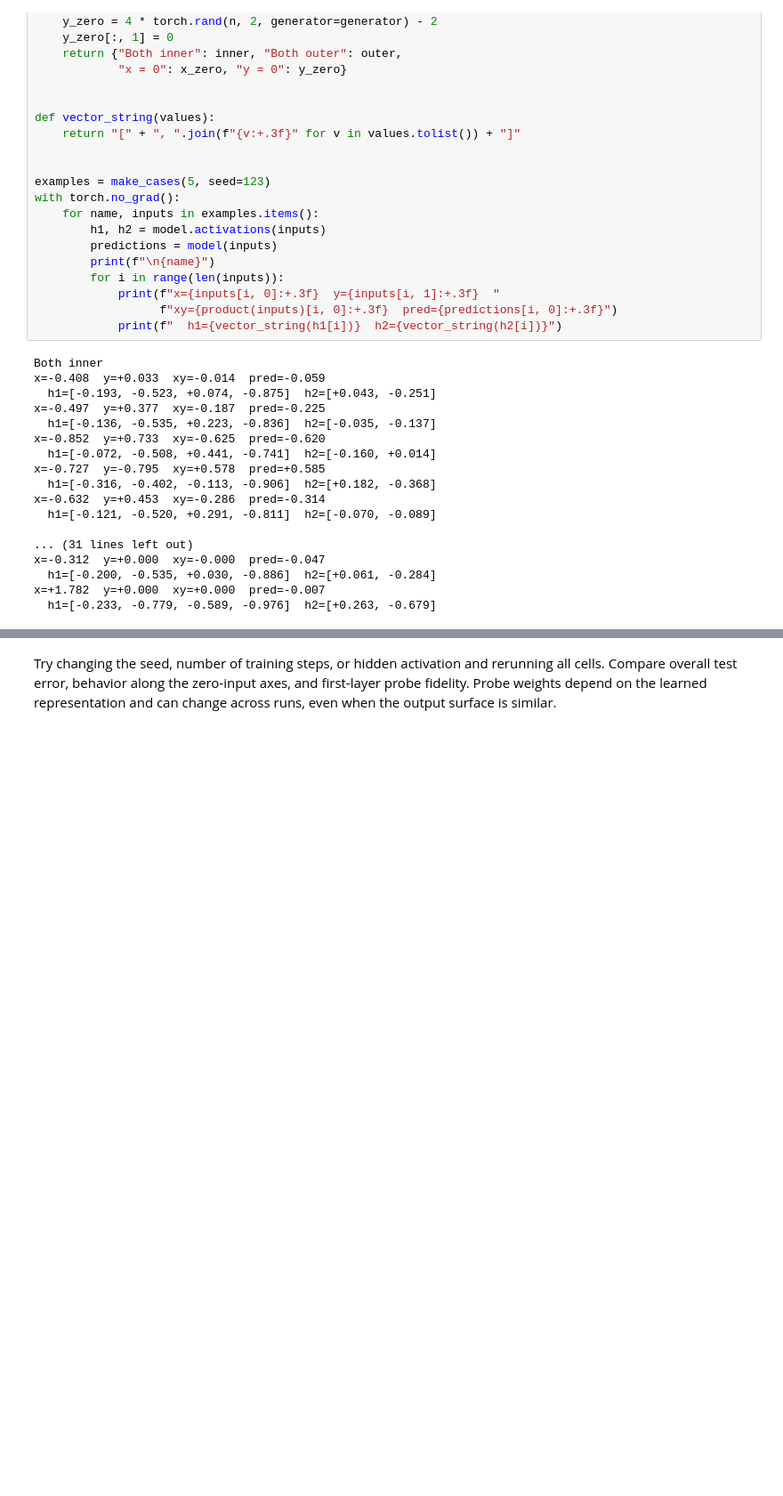
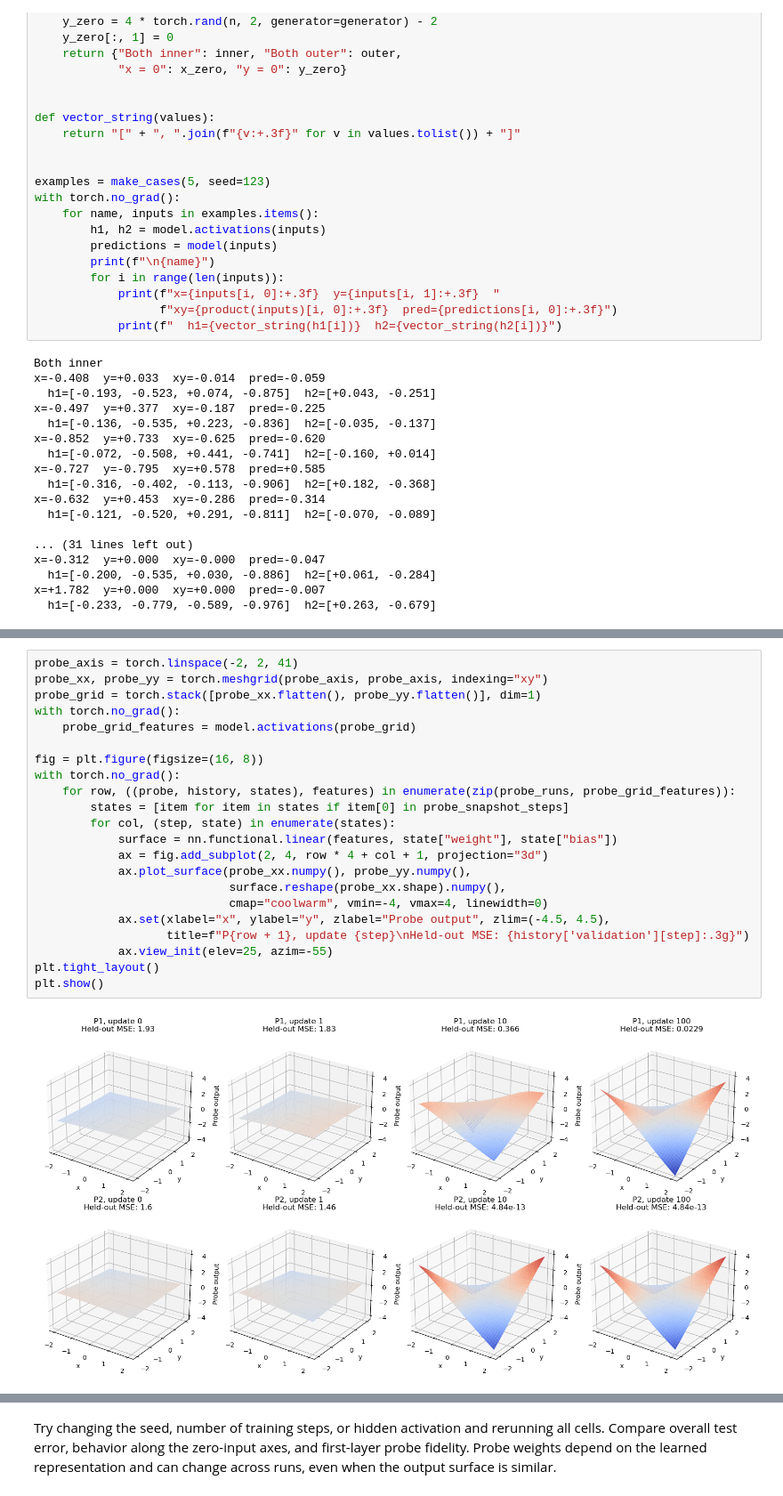
Before and after one commit to isaacwu2000/NN-Interp, a Jupyter notebook: main.ipynb, the cells around one changed output, grey strips where cells are left out. Shown at 89% size. Saved outputs shown, nothing was run; the diff lists cells and outputs as text; blank space fills up the shorter version.

```diff
--- a/main.ipynb
+++ b/main.ipynb
@@ -267,0 +356,24 @@ Hidden layer 2: weights=[+8.013, +4.012], bias=+0.606
+# %%
+probe_axis = torch.linspace(-2, 2, 41)
+probe_xx, probe_yy = torch.meshgrid(probe_axis, probe_axis, indexing="xy")
+probe_grid = torch.stack([probe_xx.flatten(), probe_yy.flatten()], dim=1)
+with torch.no_grad():
+    probe_grid_features = model.activations(probe_grid)
+
+fig = plt.figure(figsize=(16, 8))
+with torch.no_grad():
+    for row, ((probe, history, states), features) in enumerate(zip(probe_runs, probe_grid_features)):
+        states = [item for item in states if item[0] in probe_snapshot_steps]
+        for col, (step, state) in enumerate(states):
+            surface = nn.functional.linear(features, state["weight"], state["bias"])
+            ax = fig.add_subplot(2, 4, row * 4 + col + 1, projection="3d")
+            ax.plot_surface(probe_xx.numpy(), probe_yy.numpy(),
+                            surface.reshape(probe_xx.shape).numpy(),
+                            cmap="coolwarm", vmin=-4, vmax=4, linewidth=0)
+            ax.set(xlabel="x", ylabel="y", zlabel="Probe output", zlim=(-4.5, 4.5),
+                   title=f"P{row + 1}, update {step}\nHeld-out MSE: {history['validation'][step]:.3g}")
+            ax.view_init(elev=25, azim=-55)
+plt.tight_layout()
+plt.show()
+# %% [output]
+[figure, added]
```
Also changed, not shown: parts of 13 cells of this notebook, 1 other file.
